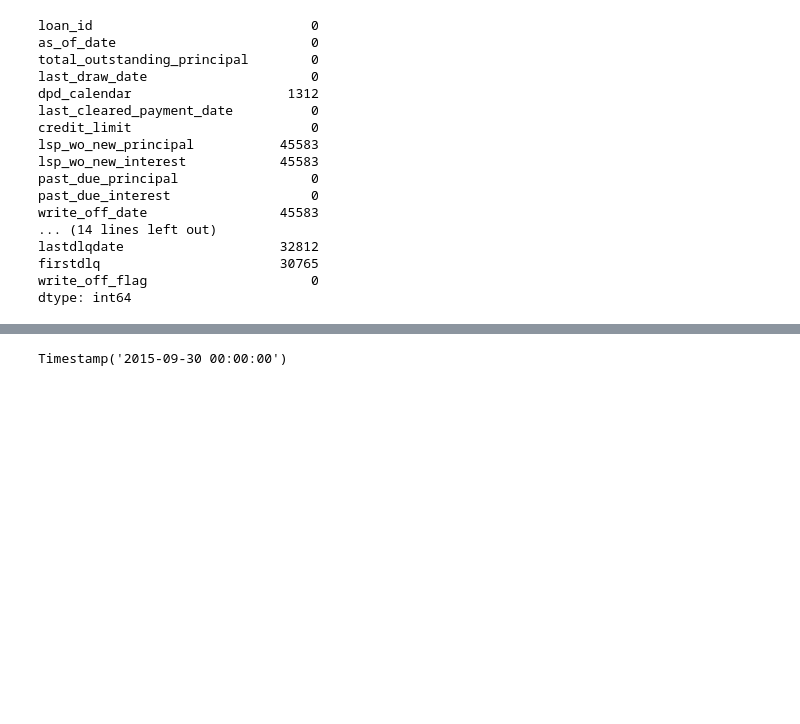
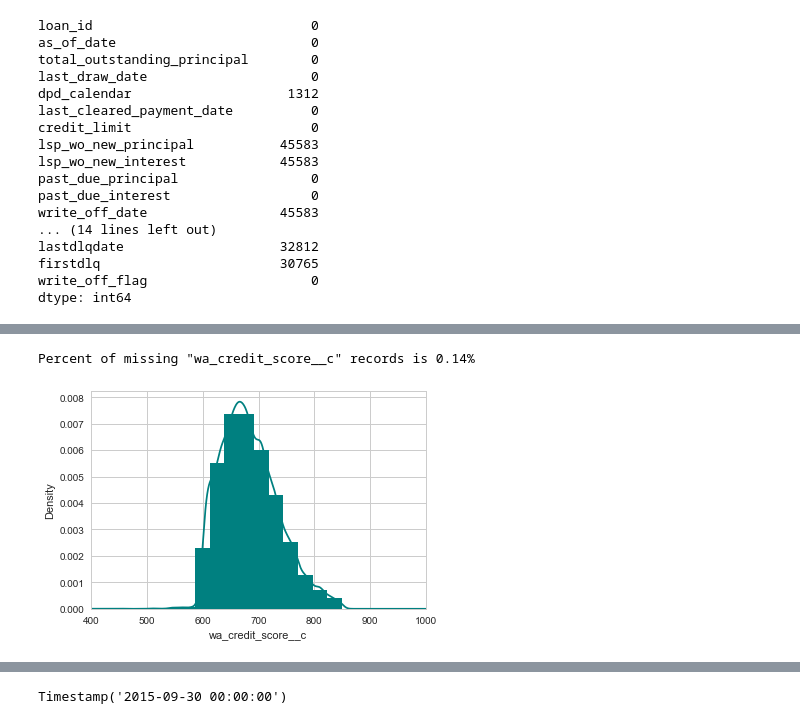
Before and after one commit to rcalaquian/ga-projects, a Jupyter notebook: finals.ipynb, the cells around one changed output, grey strips where cells are left out. Cells and saved outputs as stored; diff of their text form; code cells hidden in the pictures; blank space fills up the shorter version.

```diff
--- a/finals.ipynb
+++ b/finals.ipynb
@@ -9,6 +9,9 @@ import sklearn.metrics
 import seaborn as sns
 import statsmodels.formula.api as smf
 
+import warnings; warnings.simplefilter('ignore')
+
+from sklearn import preprocessing
 from sklearn.metrics import roc_auc_score
 from sklearn.metrics import roc_curve
 from sklearn.feature_selection import RFE
@@ -18,13 +21,16 @@ from pandas.plotting import scatter_matrix
 from sklearn.metrics import classification_report
 from sklearn import tree
 from sklearn.tree import DecisionTreeClassifier
-from sklearn.model_selection import train_test_split
+from sklearn.model_selection import train_test_split, cross_val_score
 from sklearn.linear_model import LogisticRegression
-from sklearn.model_selection import GridSearchCV
-from sklearn.metrics import accuracy_score, precision_score, recall_score, f1_score, classification_report
+from sklearn.model_selection import GridSearchCV, cross_validate
+from sklearn.metrics import accuracy_score, precision_score, recall_score, f1_score, classification_report, precision_recall_curve, roc_curve, auc, log_loss
 from sklearn.preprocessing import MinMaxScaler, StandardScaler
 from scipy import stats
 stats.chisqprob = lambda chisq, df: stats.chi2.sf(chisq, df)
+plt.rc("font", size=14)
+sns.set(style="white") #white background style for seaborn plots
+sns.set(style="whitegrid", color_codes=True)
 # %% [markdown]
 ## Load and describe the data
 # %% [markdown]
@@ -159,0 +178,12 @@ dtype: int64
+# %%
+print('Percent of missing "wa_credit_score__c" records is %.2f%%' %((line_of_credit['wa_credit_score__c'].isnull().sum()/line_of_credit.shape[0])*100))
+# %% [output]
+Percent of missing "wa_credit_score__c" records is 0.14%
+# %%
+ax = line_of_credit["wa_credit_score__c"].hist(bins=15, density=True, stacked=True, color='teal')#, alpha=0.6)
+line_of_credit["wa_credit_score__c"].plot(kind='density', color='teal')
+ax.set(xlabel='wa_credit_score__c')
+plt.xlim(400,1000)
+plt.show()
+# %% [output]
+[figure, added]
```
Also changed, not shown: parts of 47 cells of this notebook.
